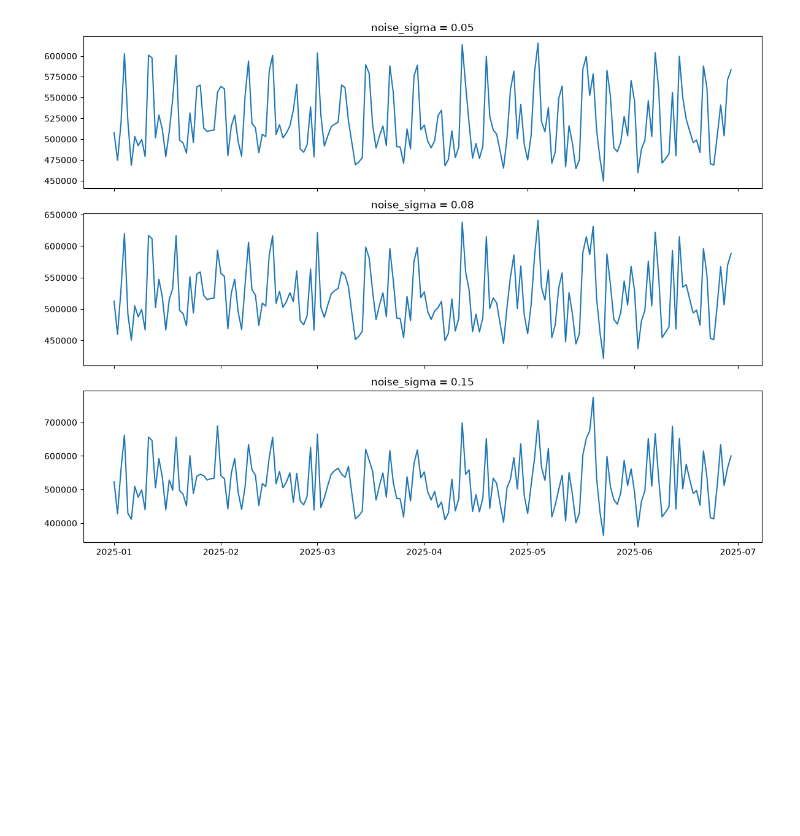
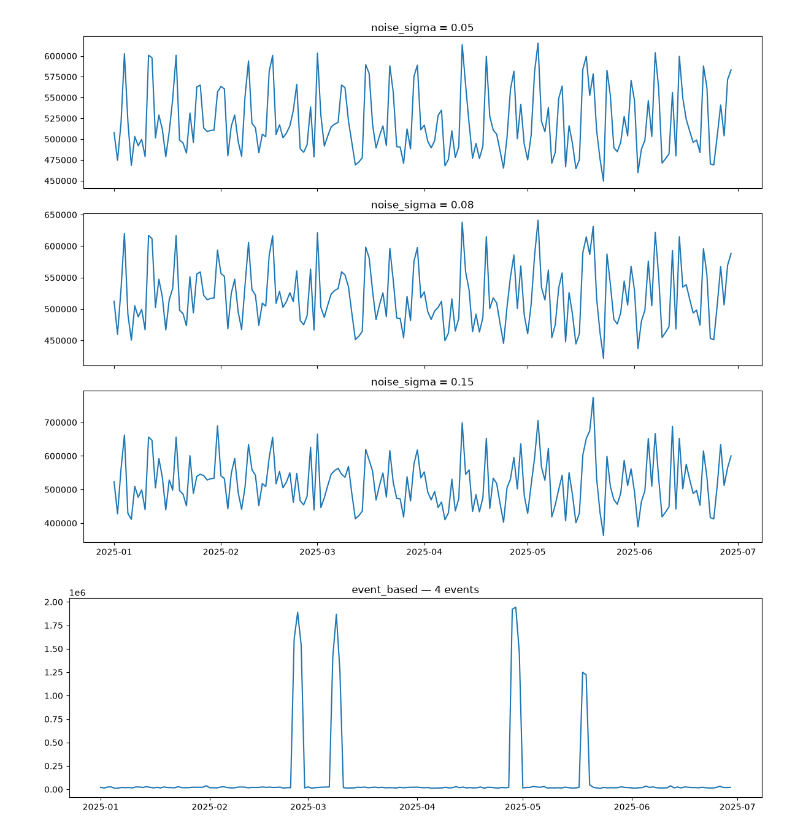
Before and after one commit to regensa18/qris_synthetic_data_generation, a Jupyter notebook: exploration_new.ipynb, the cells around one changed output. Cells and saved outputs as stored; diff of their text form; code cells hidden in the pictures; blank space fills up the shorter version.

```diff
--- a/exploration_new.ipynb
+++ b/exploration_new.ipynb
@@ -101,3 +101,14 @@ plt.tight_layout()
 plt.show()
 # %% [output]
 [figure]
+# %%
+result = generate_event_based_merchant(seed=42)
+df = result["data"]
+
+fig, ax = plt.subplots(figsize=(12, 4))
+ax.plot(df["date"], df["revenue"])
+ax.set_title(f"event_based — {result['params']['n_events']} events")
+plt.tight_layout()
+plt.show()
+# %% [output]
+[figure, added]
```
Also changed, not shown: parts of 5 cells of this notebook, 3 other files.
